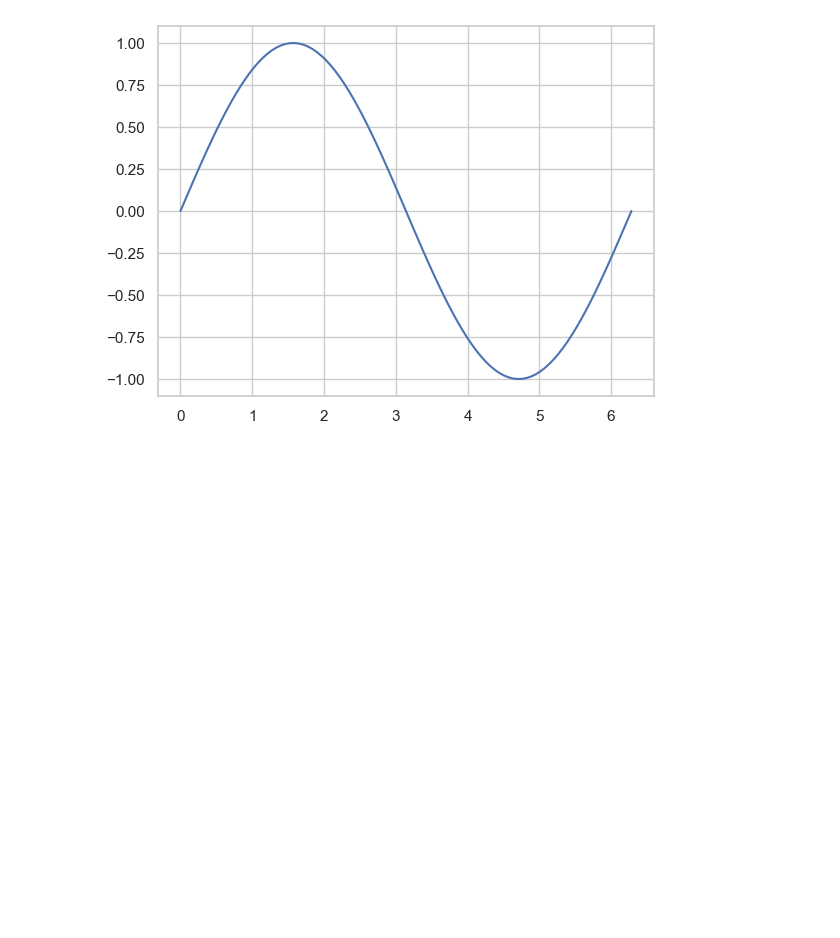
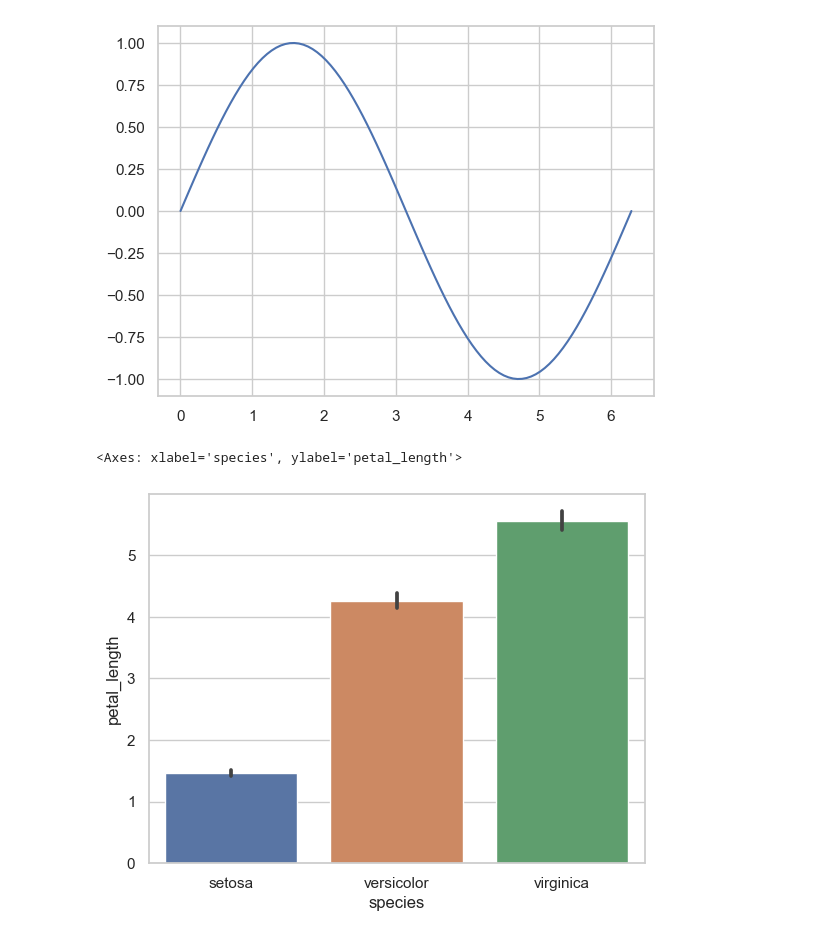
Before and after one commit to 9900sergio/Fundamentos-bigdata-SENAI-Python, a Jupyter notebook: aula 11.ipynb, the cells around one changed output. Drawn from its saved outputs; the diff is of its cells as text; code cells hidden in the pictures; blank space fills up the shorter version.

```diff
--- a/aula 11.ipynb
+++ b/aula 11.ipynb
@@ -351,8 +342,11 @@ plt.plot(x,y)
 # %%
 ## dados categoricos
 
 # grafico de barras
 
 iris = sns.load_dataset('iris')
 
-sns.barplot(x='species', y='petal-length', data=iris)
+sns.barplot(x='species', y='petal_length', data=iris)
+# %% [output]
+<Axes: xlabel='species', ylabel='petal_length'>
+[figure, added]
```
Also changed, not shown: parts of 20 cells of this notebook, 4 other files.
